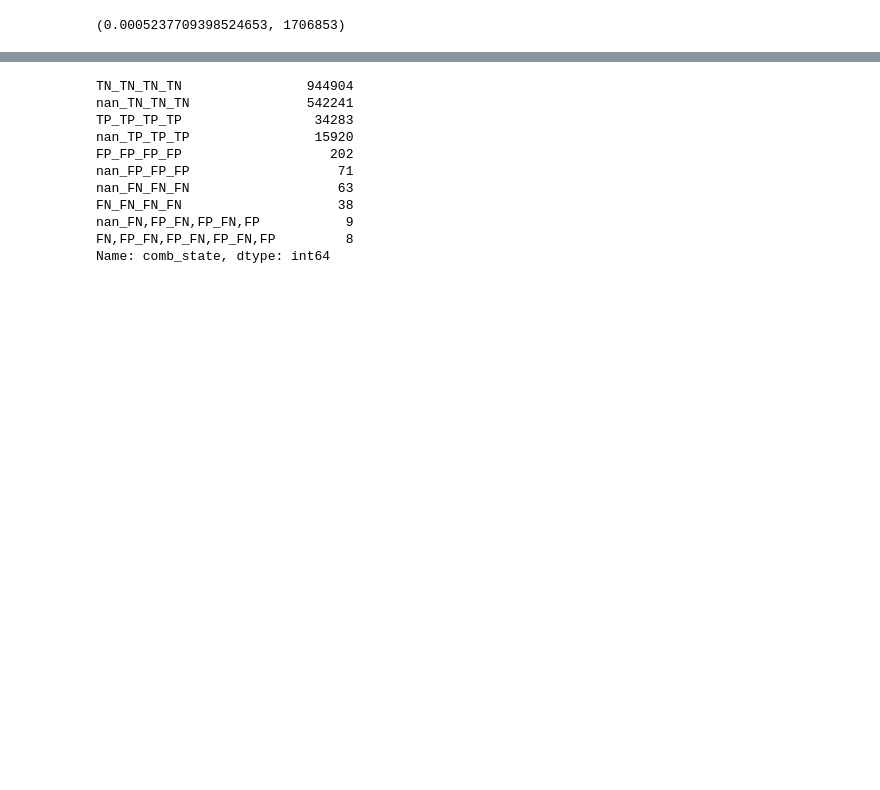
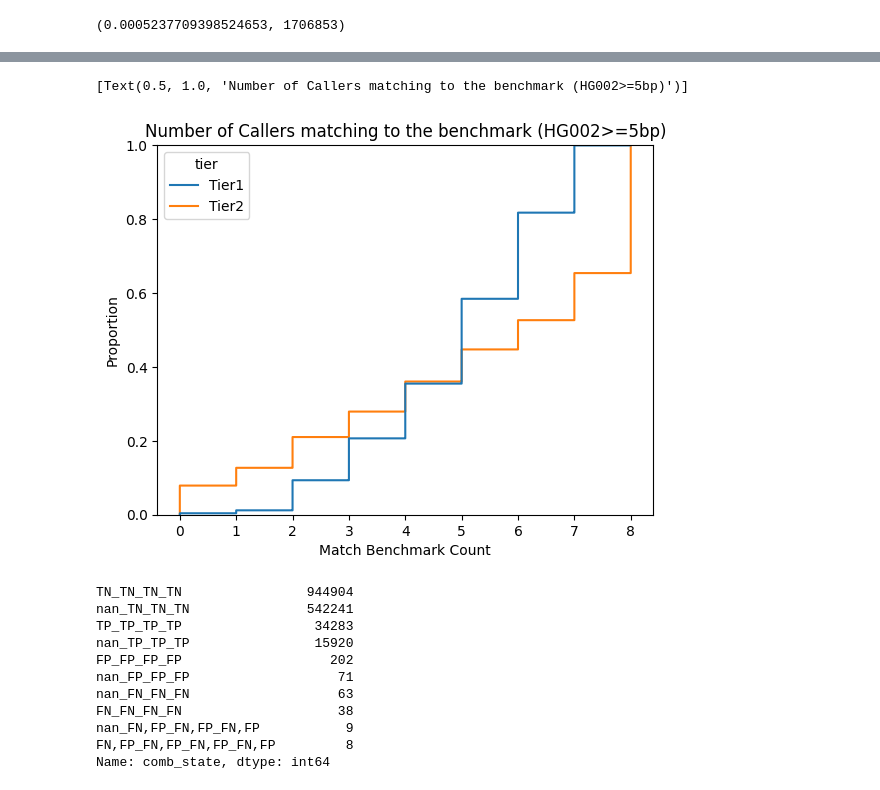
Before and after one commit to ACEnglish/adotto, a Jupyter notebook: manuscript/review_benchmarks/Analysis.ipynb, the cells around one changed output, grey strips where cells are left out. Saved outputs shown, nothing was run; the diff lists cells and outputs as text; code cells hidden in the pictures; blank space fills up the shorter version.

```diff
--- a/manuscript/review_benchmarks/Analysis.ipynb
+++ b/manuscript/review_benchmarks/Analysis.ipynb
@@ -428,0 +526,6 @@ dtype: int64
+# %%
+p = sb.ecdfplot(data=disagree[disagree['vflag'].apply(lambda x: x & 0x1 != 0)], x='Match Benchmark Count', hue='tier')
+p.set(title="Number of Callers matching to the benchmark (HG002>=5bp)")
+# %% [output]
+[Text(0.5, 1.0, 'Number of Callers matching to the benchmark (HG002>=5bp)')]
+[figure, added]
```
Also changed, not shown: parts of 14 cells of this notebook, 1 other file.
